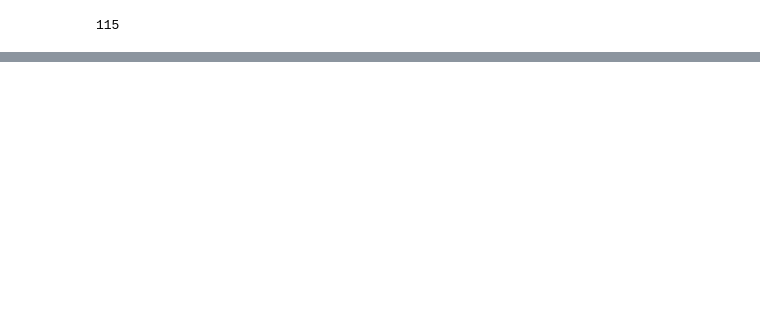
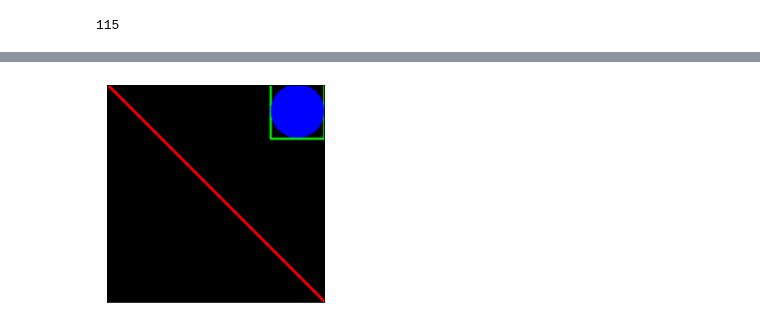
Before and after one commit to cncn0069/ComputerVision, a Jupyter notebook: 1.2.ipynb, the cells around one changed output, grey strips where cells are left out. Cells and saved outputs as stored; diff of their text form; code cells hidden in the pictures; blank space fills up the shorter version.

```diff
--- a/1.2.ipynb
+++ b/1.2.ipynb
@@ -36,0 +128,6 @@ plt.show()
+# %%
+plt.imshow(img, cmap = 'gray', interpolation = 'bicubic')
+plt.xticks([]), plt.yticks([])
+plt.show()
+# %% [output]
+[figure, added]
```
Also changed, not shown: parts of 26 cells of this notebook.
